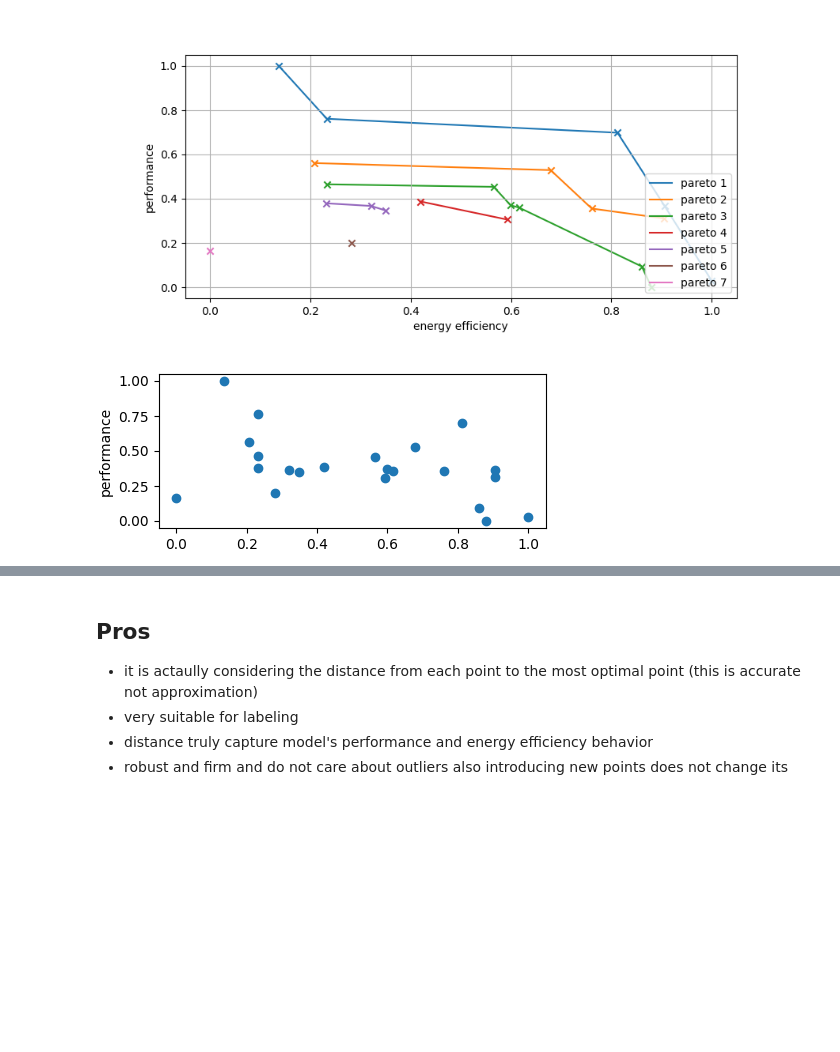
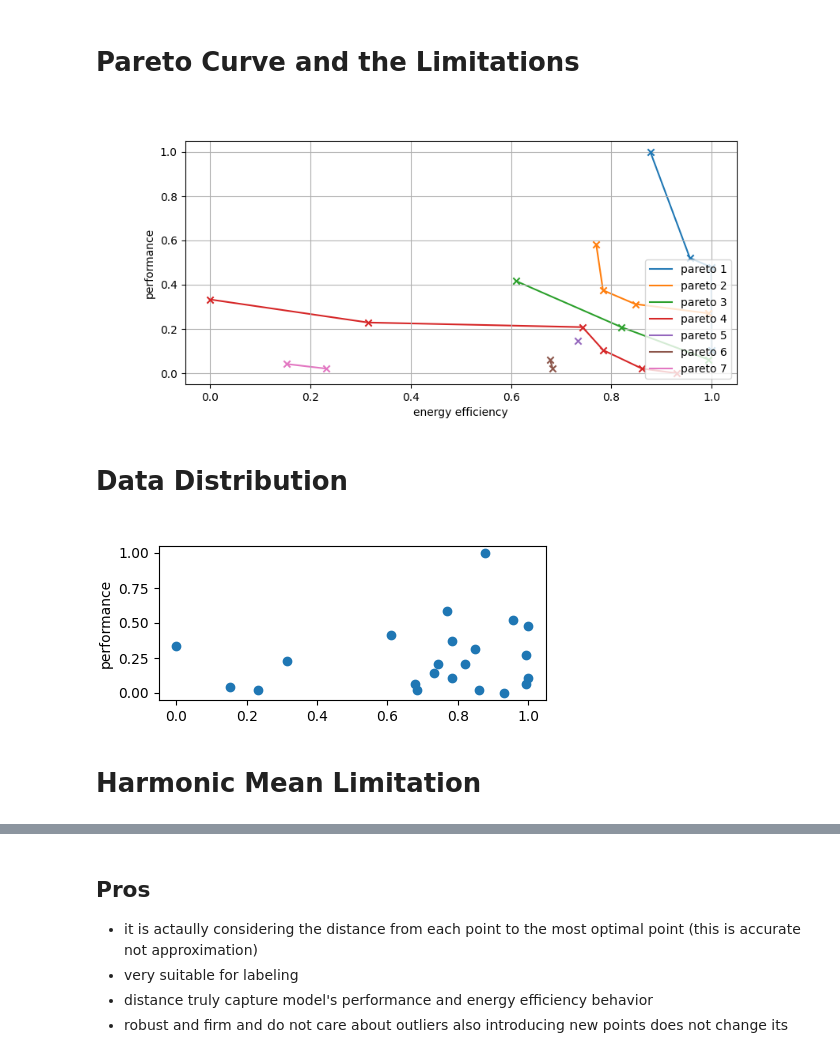
Before and after one commit to SMART-Dal/LLM-Sustainability-Rater, a Jupyter notebook: llm_labeling/rating_llms.ipynb, the cells around one changed output, grey strips where cells are left out. Drawn from its saved outputs; the diff is of its cells as text; code cells hidden in the pictures; blank space fills up the shorter version.

```diff
--- a/llm_labeling/rating_llms.ipynb
+++ b/llm_labeling/rating_llms.ipynb
@@ -15,7 +15,7 @@ for l in lines:
     list_json.append(json.loads(l))
 df = pd.DataFrame(list_json)
 
-task_name = "code2text_python"
+task_name = "livecodebench"
 
 acc_keys = {"livecodebench": "acc", "code2text_python": "smoothed_bleu_4,create_output"}
 df = df[df["task_name"] == task_name]
@@ -53,3 +53,5 @@ df
+# %% [markdown]
+# Pareto Curve and the Limitations
 # %%
 def identify_all_pareto_optimals(x_points, y_points, models):
     all_pareto = []
@@ -91,6 +93,7 @@ def identify_all_pareto_optimals(x_points, y_points, models):
     counter = 1
     scatter_artists = []
     name_lists = []
+    derivatives_per_pareto = [[] for _ in range(len(all_pareto))]
     fig, ax = plt.subplots(figsize=(9, 4))
     for pareto_x, pareto_y, model_names in all_pareto:
         # sort each triplet by x so your lines stay monotonic
@@ -98,6 +101,9 @@ def identify_all_pareto_optimals(x_points, y_points, models):
             zip(pareto_x, pareto_y, model_names), key=lambda t: t[0]
         )
         xs, ys, names = zip(*sorted_triplets)
+        for i in range(1, len(xs)):
+            derivatives_per_pareto[counter-1].append((ys[i] - ys[i-1])/ (xs[i] - xs[i-1]))
+
 
         # draw the connecting line
         ax.plot(xs, ys, zorder=1, label=f"pareto {counter}")
@@ -114,10 +120,10 @@ def identify_all_pareto_optimals(x_points, y_points, models):
     ax.grid(True)
     ax.legend(loc="lower right")
 
-    return scatter_artists, name_lists
+    return scatter_artists, name_lists, derivatives_per_pareto
 
 
-scatter_artists, name_lists = identify_all_pareto_optimals(
+scatter_artists, name_lists, derivatives_per_pareto = identify_all_pareto_optimals(
     df["ene_eff"], df["perf"], df["model"]
 )
 cursor = mplcursors.cursor(scatter_artists, hover=True)
@@ -132,37 +138,37 @@ def on_add(sel):
         if artist is sc:
             model_name = names[idx]
             break
 
     x, y = artist.get_offsets()[idx]
     # other_columns = [
     #     "energy",
     #     "response_length",
     #     "latency",
     #     "avg_norm",
     #     "latency_norm",
     # ]
     copy_df = df.copy()
     copy_df = copy_df.set_index("model")
     # other_stats = " ".join(
     #     [f"{x}:{copy_df.loc[model_name][x]:.2f}\n\n" for x in other_columns]
     # )
 
     sel.annotation.set_text(
-        f"{model_name}\n\n"
-        f"Energy Efficiency: {x:.2f}\n\n"
-        f"Performance: {y:.2f}"
+        f"{model_name}\n\n" f"Energy Efficiency: {x:.2f}\n\n" f"Performance: {y:.2f}"
     )
     bbox = sel.annotation.get_bbox_patch()
     bbox.set_facecolor("blue")
     bbox.set_alpha(0.9)  # make it more opaque
     bbox.set_boxstyle("round,pad=0.5")
 
     # set the annotation’s text color directly
     sel.annotation.set_color("white")
     # if you want to adjust font size:
     sel.annotation.set_fontsize(8)
 # %% [output]
-[figure, old version]
+[figure, new version]
+# %% [markdown]
+# Data Distribution
 # %%
 plt.figure(figsize=(5, 2))
 plt.scatter(df["ene_eff"], df["perf"])
@@ -170,4 +176,6 @@ plt.xlabel("energy efficiency")
 plt.ylabel("performance")
 plt.show()
 # %% [output]
-[figure, old version]
+[figure, new version]
+# %% [markdown]
+# Harmonic Mean Limitation
```
Also changed, not shown: parts of 19 cells of this notebook, 10 other files.
